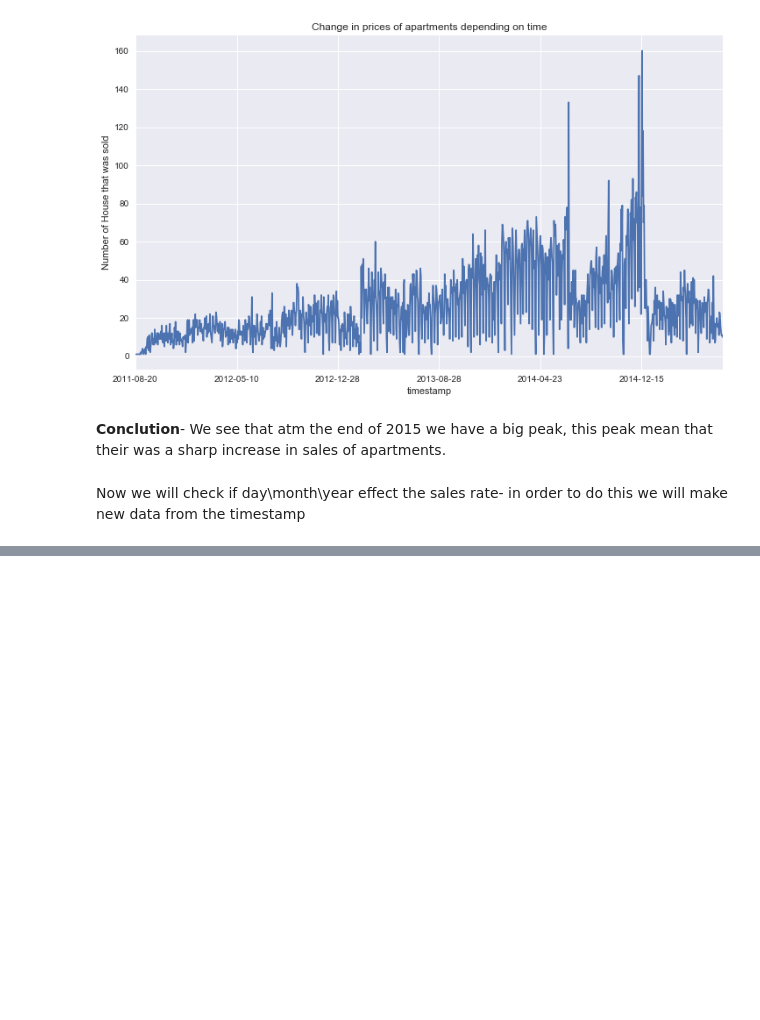
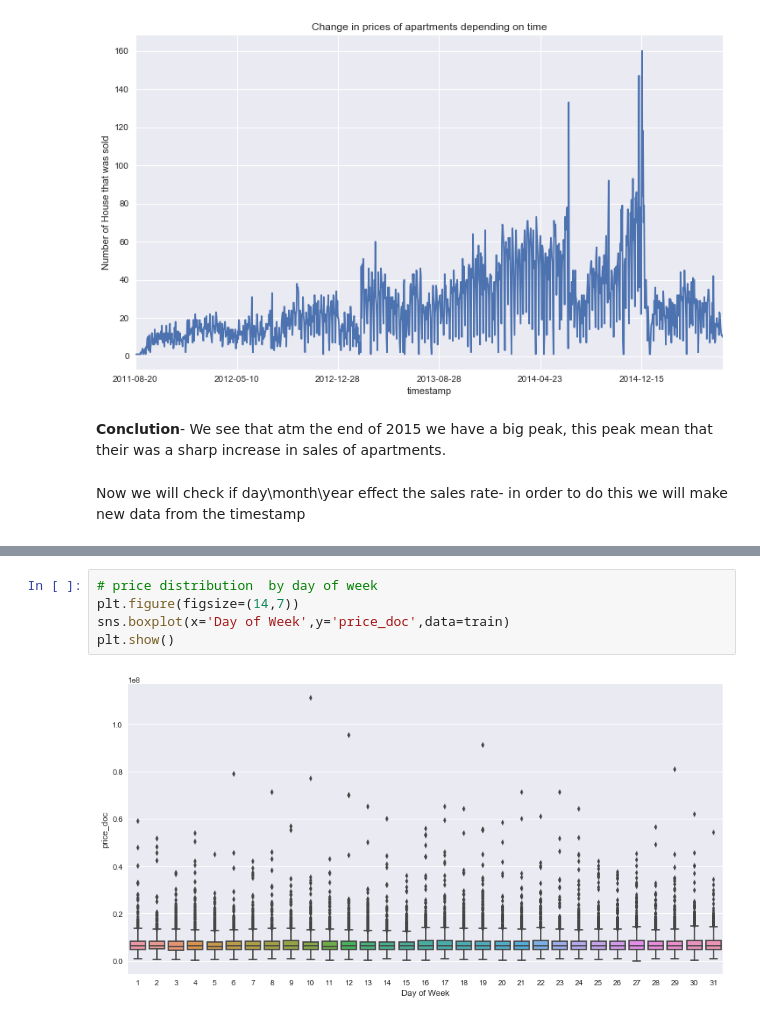
Before and after one commit to AlexandraLS1/ADS-Final-Project-Sberbank, a Jupyter notebook: EDA.ipynb, the cells around one changed output, grey strips where cells are left out. Drawn from its saved outputs; the diff is of its cells as text; blank space fills up the shorter version.

```diff
--- a/EDA.ipynb
+++ b/EDA.ipynb
@@ -279,0 +317,7 @@ Now we will check if day\month\year effect the sales  rate- in order to do this
+# %%
+# price distribution  by day of week
+plt.figure(figsize=(14,7))
+sns.boxplot(x='Day of Week',y='price_doc',data=train)
+plt.show()
+# %% [output]
+[figure, added]
```
Also changed, not shown: parts of 10 cells of this notebook, 1 other file.
